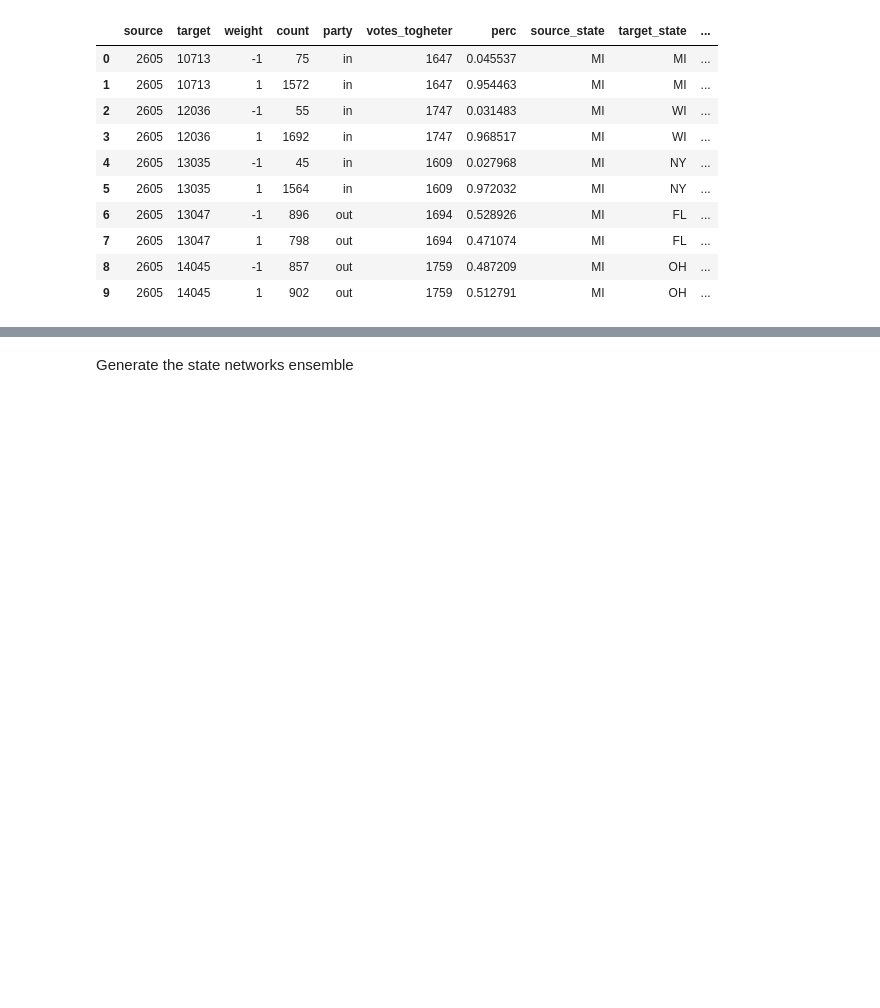
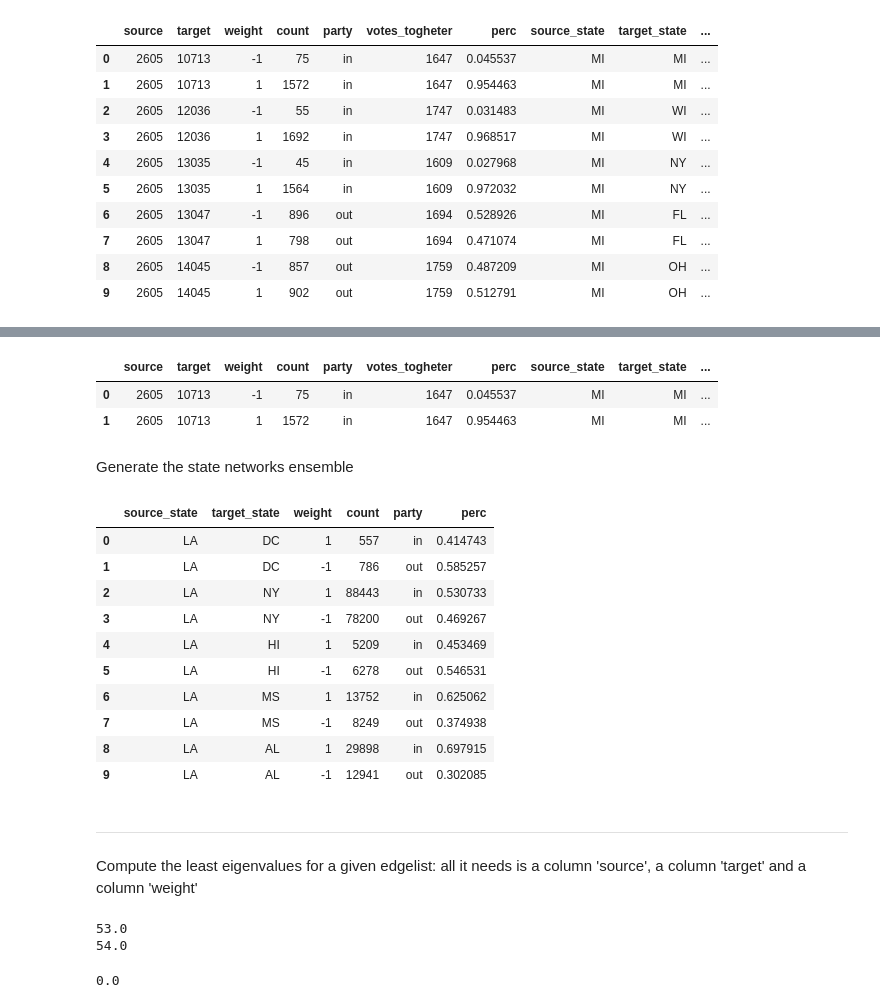
Before and after one commit to LeonardoAgasso/USA_Congress_SigNet, a Jupyter notebook: notebooks/statebased_frustrind_analysis.ipynb, the cells around one changed output, grey strips where cells are left out. Cells and saved outputs as stored; diff of their text form; code cells hidden in the pictures; blank space fills up the shorter version.

```diff
--- a/notebooks/statebased_frustrind_analysis.ipynb
+++ b/notebooks/statebased_frustrind_analysis.ipynb
@@ -102 +168,5 @@ edgelist110['target_district'] = edgelist110['target'].map(members2district_dic)
+# %%
+df_pos = edgelist_prova.loc[(edgelist_prova['weight']==1)&(edgelist_prova['perc']>threshold_pos)].copy()
+df_neg = edgelist_prova.loc[(edgelist_prova['weight']==-1)&(edgelist_prova['perc']>threshold_neg)].copy()
+edgelist110_filtered = pd.concat([df_pos, df_neg])
 # %%
@@ -116,2 +200,9 @@ edgelist110.head(10)
+# %%
+# show all the lines where source is 2605 and target is 10713
+edgelist_prova.loc[(edgelist_prova['source']==2605)&(edgelist_prova['target']==10713)]
+# %% [output]
+|  | source | target | weight | count | party | votes_togheter | perc | source_state | target_state | ... |
+| 0 | 2605 | 10713 | -1 | 75 | in | 1647 | 0.045537 | MI | MI | ... |
+| 1 | 2605 | 10713 | 1 | 1572 | in | 1647 | 0.954463 | MI | MI | ... |
 # %% [markdown]
 Generate the state networks ensemble
@@ -141,10 +209,2 @@ def create_state_edgelist(edgelist, all_states_pairs, frac):
-# %%
-# create an ensemble of 100 edgelists from congress 110
-dim_ensemble = 20
-
-if not os.path.exists('./ensemble_edgelist110'):
-    os.makedirs('./ensemble_edgelist110')
-
-for i in tqdm(range(dim_ensemble)):
-    temp = create_state_edgelist(edgelist110, all_states_pairs, 0.5)
-    temp.to_csv('./ensemble_edgelist110/edgelist110_'+str(i)+'.csv', index=False)
+# %%
+state_pairs = list(itertools.combinations(set(edgelist_prova['source_state']), 2))
@@ -150,0 +268,21 @@ for i in tqdm(range(dim_ensemble)):
+# %%
+edgelist_prova_states = create_edgelist_from_states(edgelist110_filtered, state_pairs)
+edgelist_prova_states.index = range(len(edgelist_prova_states))
+# %%
+edgelist_prova_states.head(10)
+# %% [output]
+|  | source_state | target_state | weight | count | party | perc |
+| 0 | LA | DC | 1 | 557 | in | 0.414743 |
+| 1 | LA | DC | -1 | 786 | out | 0.585257 |
+| 2 | LA | NY | 1 | 88443 | in | 0.530733 |
+| 3 | LA | NY | -1 | 78200 | out | 0.469267 |
+| 4 | LA | HI | 1 | 5209 | in | 0.453469 |
+| 5 | LA | HI | -1 | 6278 | out | 0.546531 |
+| 6 | LA | MS | 1 | 13752 | in | 0.625062 |
+| 7 | LA | MS | -1 | 8249 | out | 0.374938 |
+| 8 | LA | AL | 1 | 29898 | in | 0.697915 |
+| 9 | LA | AL | -1 | 12941 | out | 0.302085 |
+# %% [markdown]
+_____________________________
+# %% [markdown]
+Compute the least eigenvalues for a given edgelist: all it needs is a column 'source', a column 'target' and a column 'weight'
@@ -150,0 +310,7 @@ for i in tqdm(range(dim_ensemble)):
+# %%
+eig = compute_eigen(edgelist_prova_states)
+eig
+# %% [output]
+53.0
+54.0
+0.0
```
Also changed, not shown: parts of 19 cells of this notebook, 23 other files.
